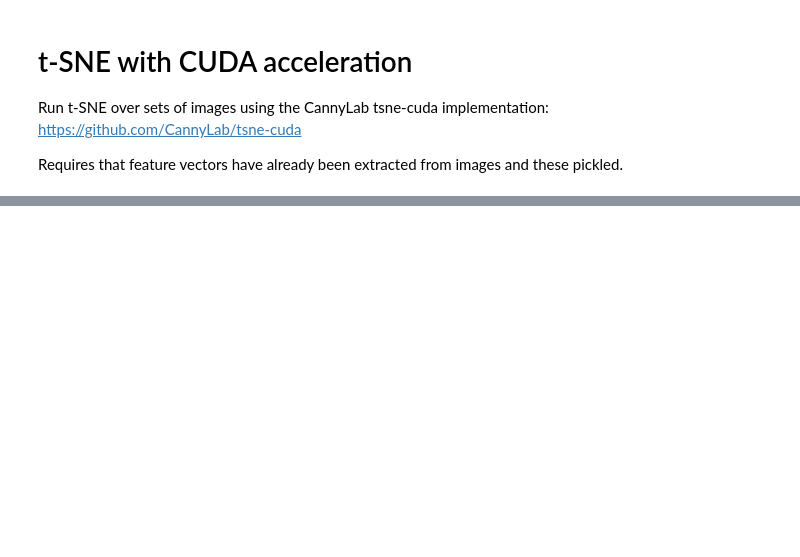
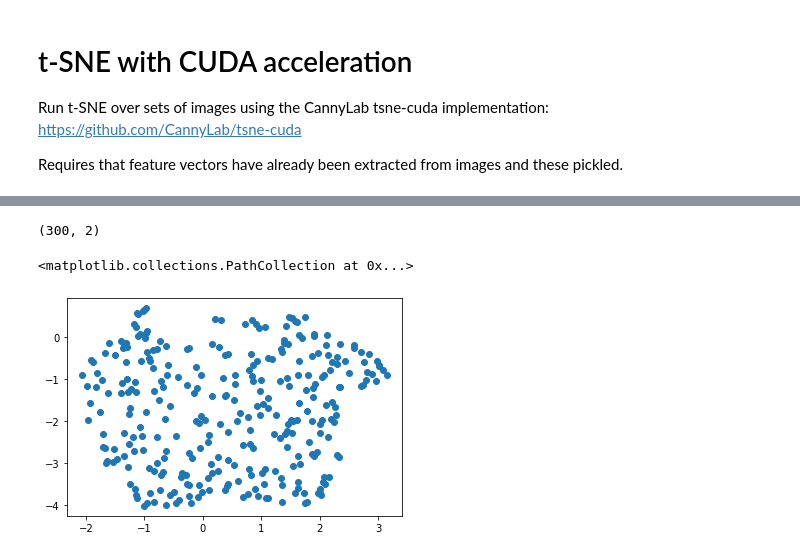
Before and after one commit to re-imaging/re-imaging, a Jupyter notebook: visualisation/tsne_cuda.ipynb, the cells around one changed output, grey strips where cells are left out. Saved outputs shown, nothing was run; the diff lists cells and outputs as text; code cells hidden in the pictures; blank space fills up the shorter version.

```diff
--- a/visualisation/tsne_cuda.ipynb
+++ b/visualisation/tsne_cuda.ipynb
@@ -138,0 +156,16 @@ for p in paths[:]:
+# %%
+p = "/home/rte/re-imaging/visualisation/features/v1/features_0_50000_vgg.pkl.pbz2"
+folder = "/home/rte/re-imaging/visualisation/features/v1/"
+
+features_load = []
+files = [f for f in os.listdir(folder) if os.path.isfile(os.path.join(folder, f))]
+files.sort()
+# print(files)
+
+for f in files[:2]:
+    with bz2.open(folder + f, "r") as read_file:
+        features_load = features_load + pickle.load(read_file)
+        print("loaded:", folder + f)
+        print("features size:",len(features_load))
+#     for p in features[:5]:
+#         print(p)
@@ -138,0 +355,5 @@ for p in paths[:]:
+# %%
+features = np.array(features_load[:num_samples])
+
+reducer = umap.UMAP(random_state=42)
+embedding = reducer.fit_transform(features)
@@ -138,0 +380,11 @@ for p in paths[:]:
+# %%
+embedding.shape
+# %% [output]
+(300, 2)
+# %%
+plt.scatter(
+    embedding[:, 0],
+    embedding[:, 1])
+# %% [output]
+<matplotlib.collections.PathCollection at 0x...>
+[figure, added]
```
Also changed, not shown: parts of 29 cells of this notebook, 17 other files.
